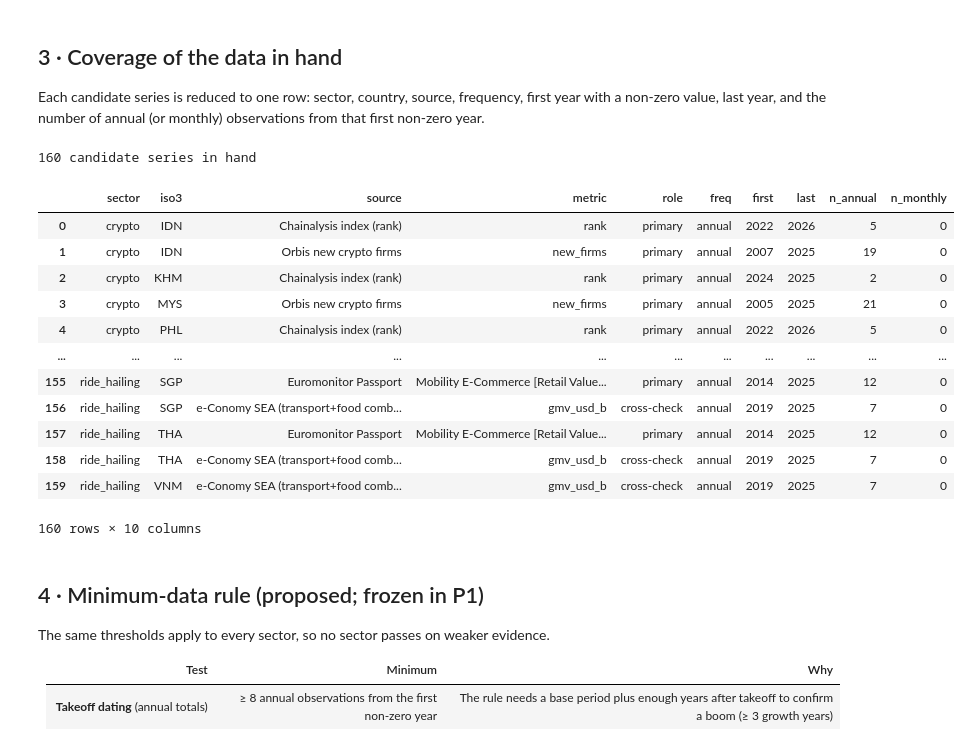
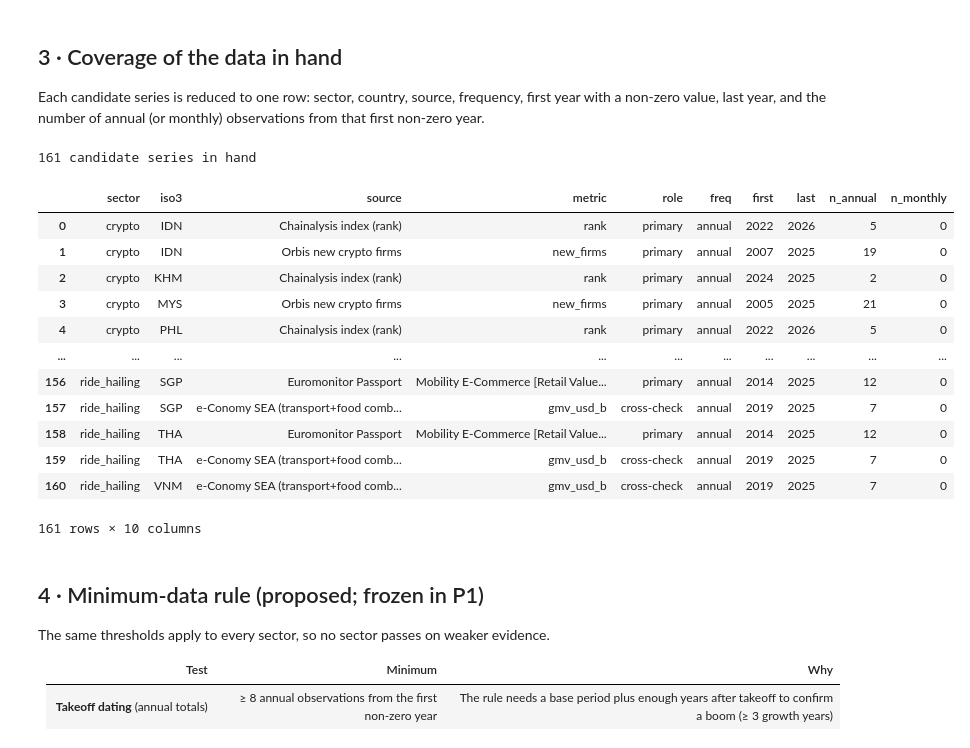
Before and after one commit to safwannxdd/sea-boom-series, a Jupyter notebook: q0_boom_catalogue/notebooks/00_literature_and_audit.ipynb, the cells around one changed output. Saved outputs shown, nothing was run; the diff lists cells and outputs as text; code cells hidden in the pictures.

```diff
--- a/q0_boom_catalogue/notebooks/00_literature_and_audit.ipynb
+++ b/q0_boom_catalogue/notebooks/00_literature_and_audit.ipynb
@@ -166,40 +166,44 @@ add("digital_lending", "IDN", "OJK fintech-lending statistics", "monthly", ojk.o
 # --- Crypto: Chainalysis ranks (Project 2) and Orbis new crypto firms (licensed, coverage only)
 ch = pd.read_csv(MANUAL / "chainalysis_ranks.csv")
 for iso3, g in ch.groupby("iso3"):
     add("crypto", iso3, "Chainalysis index (rank)", "annual", g.groupby("edition").overall_rank.min(), "rank")
+# Thailand SEC: active crypto trading accounts per month, Nov 2020–Aug 2026, read by hand from the SEC's weekly and
+# monthly infographic reports (source report recorded per month in the CSV)
+tha = pd.read_csv(MANUAL / "tha_sec_digital_asset_monthly.csv", parse_dates=["month"]).set_index("month")
+add("crypto", "THA", "Thailand SEC digital-asset reports", "monthly", tha.active_accounts_k, "active_accounts_k")
 orb = pd.read_parquet(LICENSED / "orbis_firm_formation_PRELIMINARY.parquet")
 for iso3, g in orb[orb.kind == "crypto"].groupby("iso3"):
     # firm formation counts can be zero in early years; coverage = years from first firm to 2025
     s = g.set_index("year").new_firms.sort_index()
     first = s[s > 0].index.min()
     add("crypto", iso3, "Orbis new crypto firms", "annual", s.loc[first:].replace(0, 1e-9), "new_firms")
 
 # --- Findex (survey waves): level cross-checks for several sectors
 fx = fetch.fetch_findex()
 fx_map = {"bought_online_with_phone_or_internet_pct": "ecommerce", "made_digital_payment_pct": "digital_payments",
           "received_loan_mobile_pct": "digital_lending", "paid_insurance_regularly_pct": "invest_insure"}
 for (ind, iso3), g in fx[fx.indicator.isin(fx_map)].groupby(["indicator", "iso3"]):
     add(fx_map[ind], iso3, "World Bank Findex (survey)", "survey", g.set_index("year").value.sort_index(), ind,
         "cross-check")
 
 cov = pd.DataFrame(rows)
 print(f"{len(cov)} candidate series in hand")
 cov.sort_values(["sector", "iso3", "source"]).reset_index(drop=True)
 # %% [output]
-160 candidate series in hand
+161 candidate series in hand
 |  | sector | iso3 | source | metric | role | freq | first | last | n_annual | n_monthly |
 | 0 | crypto | IDN | Chainalysis index (rank) | rank | primary | annual | 2022 | 2026 | 5 | 0 |
 | 1 | crypto | IDN | Orbis new crypto firms | new_firms | primary | annual | 2007 | 2025 | 19 | 0 |
 | 2 | crypto | KHM | Chainalysis index (rank) | rank | primary | annual | 2024 | 2025 | 2 | 0 |
 | 3 | crypto | MYS | Orbis new crypto firms | new_firms | primary | annual | 2005 | 2025 | 21 | 0 |
 | 4 | crypto | PHL | Chainalysis index (rank) | rank | primary | annual | 2022 | 2026 | 5 | 0 |
 | ... | ... | ... | ... | ... | ... | ... | ... | ... | ... | ... |
-| 155 | ride_hailing | SGP | Euromonitor Passport | Mobility E-Commerce [Retail Value... | primary | annual | 2014 | 2025 | 12 | 0 |
-| 156 | ride_hailing | SGP | e-Conomy SEA (transport+food comb... | gmv_usd_b | cross-check | annual | 2019 | 2025 | 7 | 0 |
-| 157 | ride_hailing | THA | Euromonitor Passport | Mobility E-Commerce [Retail Value... | primary | annual | 2014 | 2025 | 12 | 0 |
-| 158 | ride_hailing | THA | e-Conomy SEA (transport+food comb... | gmv_usd_b | cross-check | annual | 2019 | 2025 | 7 | 0 |
-| 159 | ride_hailing | VNM | e-Conomy SEA (transport+food comb... | gmv_usd_b | cross-check | annual | 2019 | 2025 | 7 | 0 |
+| 156 | ride_hailing | SGP | Euromonitor Passport | Mobility E-Commerce [Retail Value... | primary | annual | 2014 | 2025 | 12 | 0 |
+| 157 | ride_hailing | SGP | e-Conomy SEA (transport+food comb... | gmv_usd_b | cross-check | annual | 2019 | 2025 | 7 | 0 |
+| 158 | ride_hailing | THA | Euromonitor Passport | Mobility E-Commerce [Retail Value... | primary | annual | 2014 | 2025 | 12 | 0 |
+| 159 | ride_hailing | THA | e-Conomy SEA (transport+food comb... | gmv_usd_b | cross-check | annual | 2019 | 2025 | 7 | 0 |
+| 160 | ride_hailing | VNM | e-Conomy SEA (transport+food comb... | gmv_usd_b | cross-check | annual | 2019 | 2025 | 7 | 0 |
-160 rows × 10 columns
+161 rows × 10 columns
 # %% [markdown]
 ## 4 · Minimum-data rule (proposed; frozen in P1)
 
```
Also changed, not shown: parts of 4 cells of this notebook, 6 other files.
